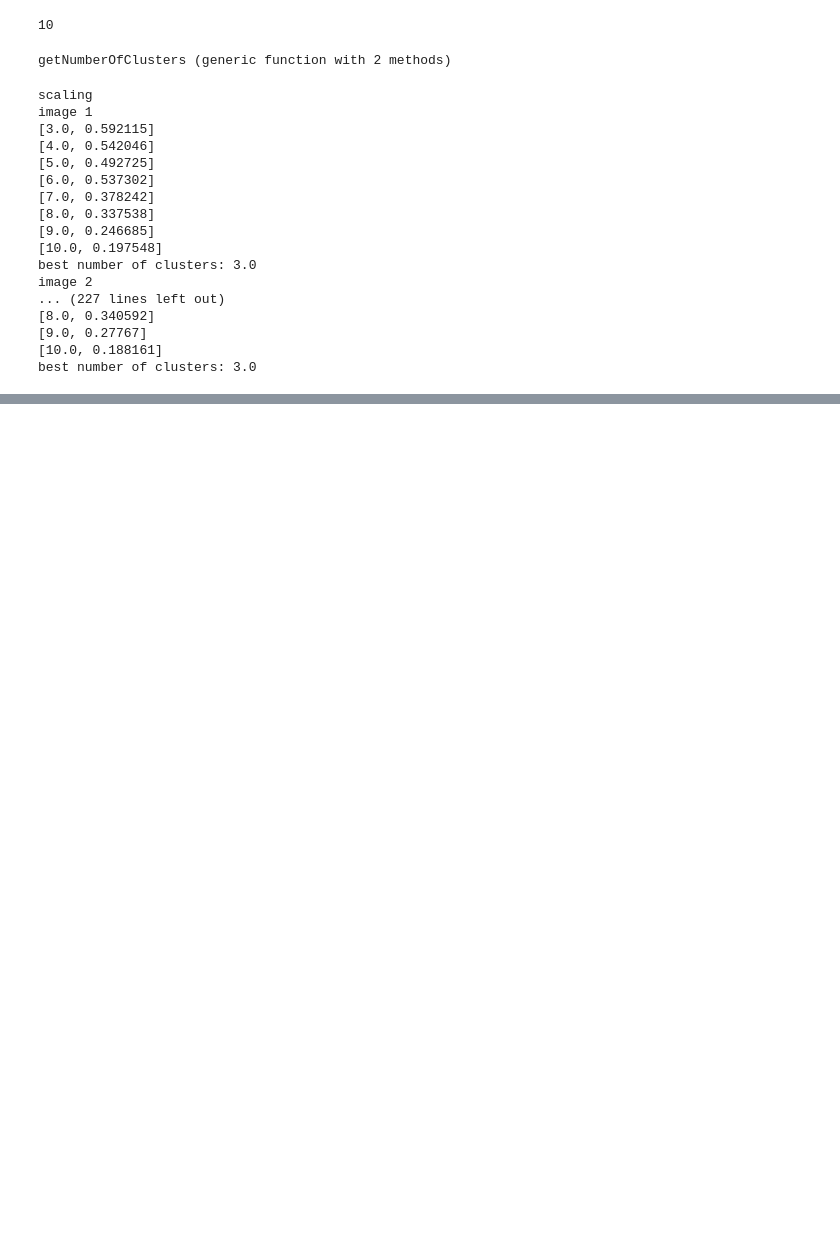
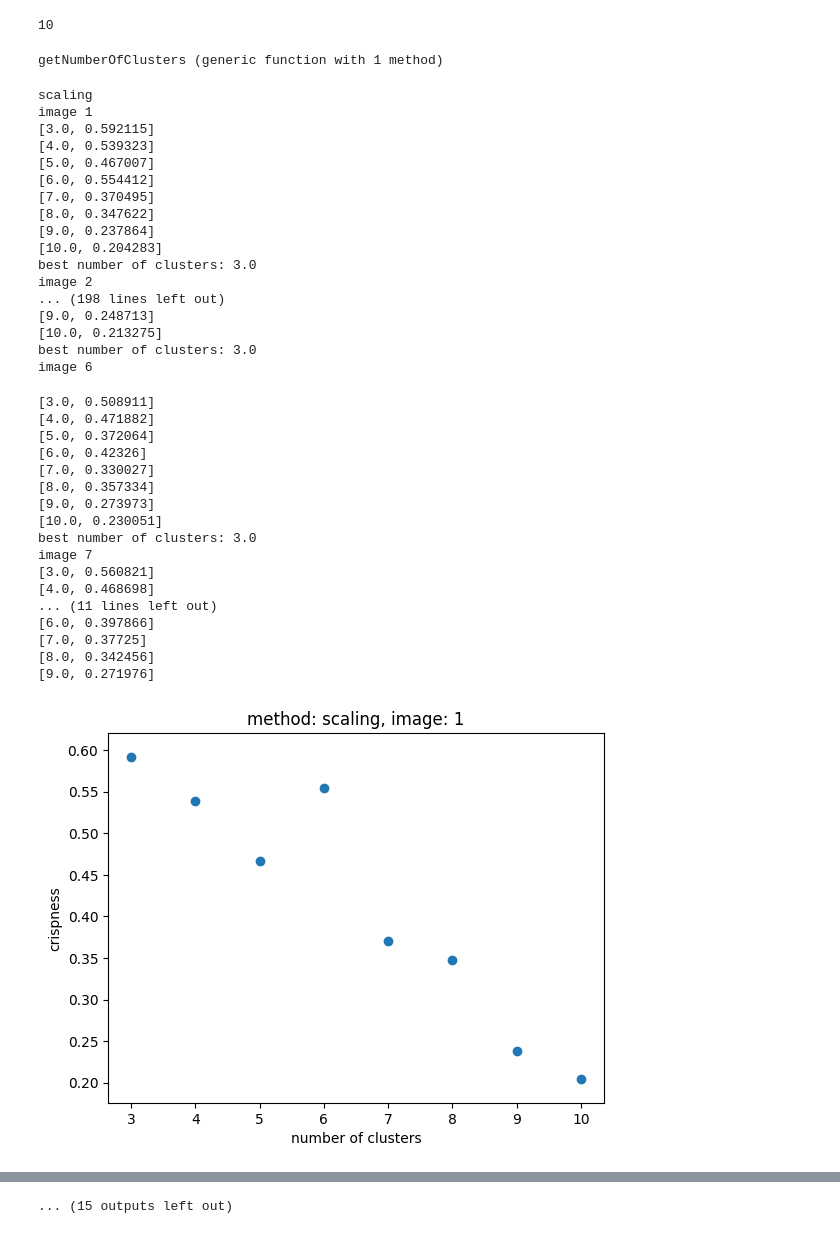
Before and after one commit to axsk/Hokusai.jl, a Jupyter notebook: notebooks/crispness criterion.ipynb, the cells around one changed output, grey strips where cells are left out. Saved outputs shown, nothing was run; the diff lists cells and outputs as text; code cells hidden in the pictures; blank space fills up the shorter version.

Commit message:
no of clusters

```diff
--- a/notebooks/crispness criterion.ipynb
+++ b/notebooks/crispness criterion.ipynb
@@ -42,36 +43,61 @@ function getNumberOfClusters(image, method)
         otm[k - kmin + 1, 1] = k
         println(otm[k - kmin + 1,:])
     end
-    # "best" number of clusters
-    n = otm[indmax(otm[:,2]),1]
-    n
+    otm
 end
 # %% [output]
-getNumberOfClusters (generic function with 2 methods)
+getNumberOfClusters (generic function with 1 method)
 # %%
 for method in [:scaling, :crispness, :metastability]
     println(method)
     for i in 1:8
         println("image ", i)
-        n = getNumberOfClusters(i, method)
+        otm = getNumberOfClusters(i, method)
+        PyPlot.figure()
+        PyPlot.scatter(otm[:,1], otm[:,2])
+        PyPlot.xlabel("number of clusters")
+        PyPlot.ylabel("crispness")
+        PyPlot.title(string("method: ",method,", image: ",i))
+        PyPlot.show()
+        PyPlot.gcf()
+        # "best" number of clusters
+        n = otm[indmax(otm[:,2]),1]
         println("best number of clusters: ", n)
     end
 end
 # %% [output]
 scaling
 image 1
 [3.0, 0.592115]
-[4.0, 0.542046]
-[5.0, 0.492725]
-[6.0, 0.537302]
-[7.0, 0.378242]
-[8.0, 0.337538]
-[9.0, 0.246685]
-[10.0, 0.197548]
+[4.0, 0.539323]
+[5.0, 0.467007]
+[6.0, 0.554412]
+[7.0, 0.370495]
+[8.0, 0.347622]
+[9.0, 0.237864]
+[10.0, 0.204283]
 best number of clusters: 3.0
 image 2
-... (227 lines left out)
-[8.0, 0.340592]
-[9.0, 0.27767]
-[10.0, 0.188161]
+... (198 lines left out)
+[9.0, 0.248713]
+[10.0, 0.213275]
 best number of clusters: 3.0
+image 6
+[3.0, 0.508911]
+[4.0, 0.471882]
+[5.0, 0.372064]
+[6.0, 0.42326]
+[7.0, 0.330027]
+[8.0, 0.357334]
+[9.0, 0.273973]
+[10.0, 0.230051]
+best number of clusters: 3.0
+image 7
+[3.0, 0.560821]
+[4.0, 0.468698]
+... (11 lines left out)
+[6.0, 0.397866]
+[7.0, 0.37725]
+[8.0, 0.342456]
+[9.0, 0.271976]
+[figure, added]
@@ -77,0 +113 @@ best number of clusters: 3.0
+... (15 outputs left out)
```
Also changed, not shown: parts of 3 cells of this notebook, 8 other files.
